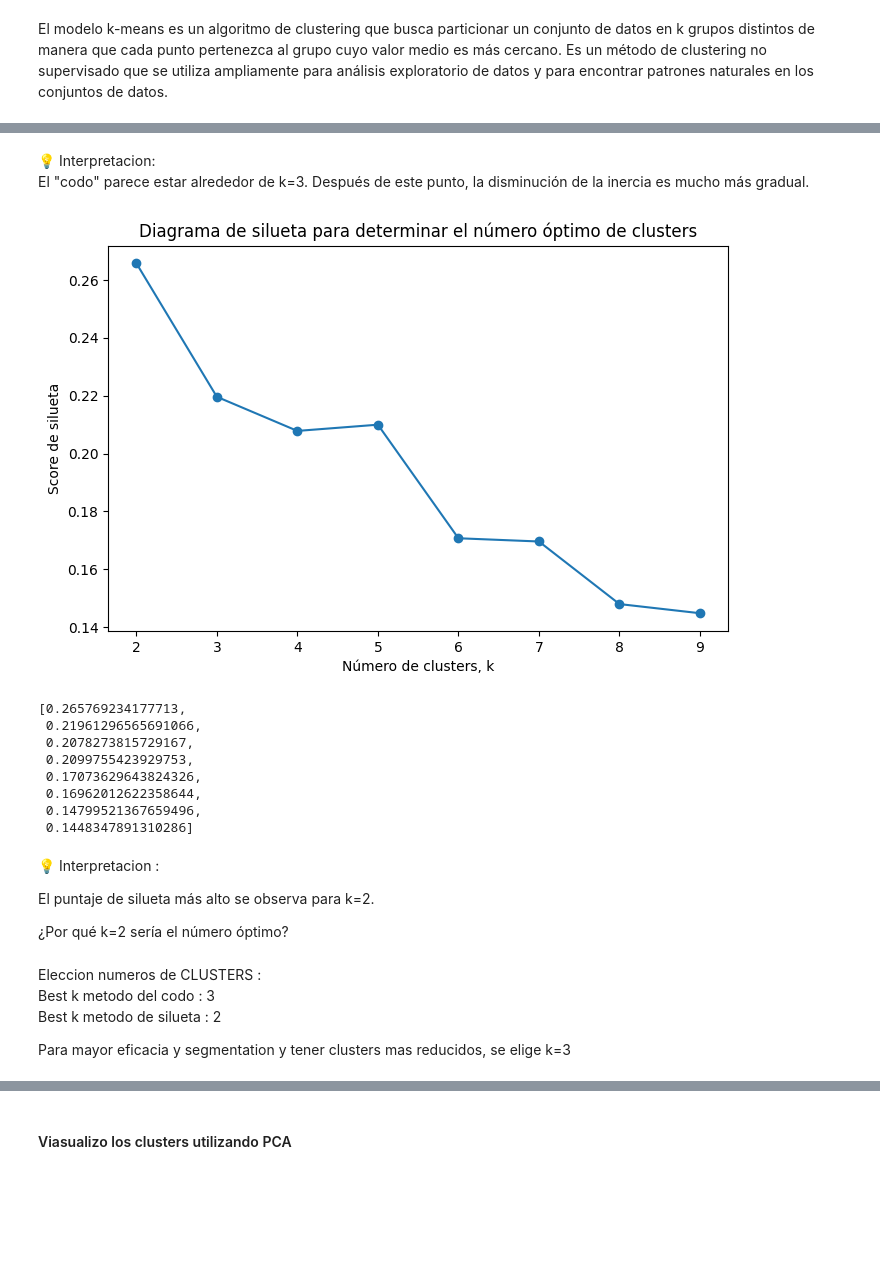
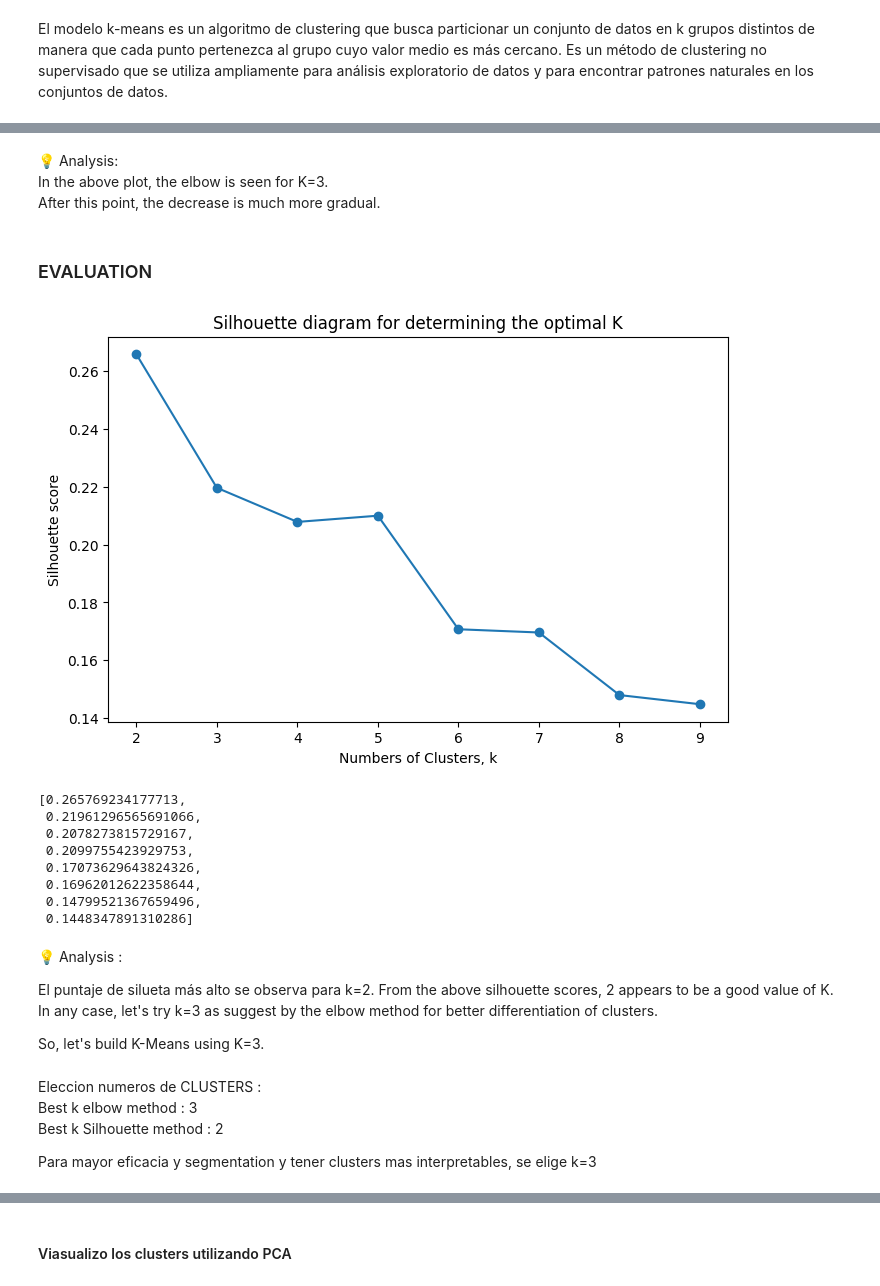
Before and after one commit to ChiaraTot/ML_Marketing-Campaign, a Jupyter notebook: src/results_notebook/Modelado.ipynb, the cells around one changed output, grey strips where cells are left out. Cells and saved outputs as stored; diff of their text form; code cells hidden in the pictures; blank space fills up the shorter version.

```diff
--- a/src/results_notebook/Modelado.ipynb
+++ b/src/results_notebook/Modelado.ipynb
@@ -288,7 +276,7 @@ Index(['Year_Birth', 'Education', 'Marital_Status', 'Income', 'Kidhome',
 modelo = model.copy()
 modelo.drop( ['Year_Birth', 'Education', 'Marital_Status',  'Kidhome', #'Income'
        'Teenhome', 'Dt_Customer', 'Age', 'Complain', 'Recency',
-       'MediaXcompra', 'Age_group',
+       'AmountPerPurchase', 'Age_group',
        'Income_group', 'TotalSons', 'Education_Level', 'Family_Status'], axis=1, inplace=True)
 # model.drop( ['Year_Birth', 'Education', 'Marital_Status', 'Income', 'Kidhome',
 #        'Teenhome', 'Dt_Customer', 'Recency',
@@ -443,29 +436,32 @@ plt.show()
-# %% [markdown]
-💡 Interpretacion:
-El "codo" parece estar alrededor de k=3. Después de este punto, la disminución de la inercia es mucho más gradual.
+# %% [markdown]
+💡 Analysis:
+In the above plot, the elbow is seen for K=3.
+After this point, the decrease is much more gradual.
+# %% [markdown]
+### EVALUATION
 # %%
-# Rango de valores de k para probar
+# Finding silhouette score for each value of K
 ks = range(2, 10)
 silhouette_scores = []
 
 for k in ks:
     kmeans = KMeans(n_clusters=k, random_state=42)
     kmeans.fit(X_pca)
     labels = kmeans.labels_
     silhouette_scores.append(silhouette_score(X_pca, labels))
 
-# Gráfico de los scores de silueta para diferentes valores de k
+# Plot of silhouette scores for different values of k
 plt.figure(figsize=(8, 5))
 plt.plot(ks, silhouette_scores, '-o')
-plt.xlabel('Número de clusters, k')
-plt.ylabel('Score de silueta')
+plt.xlabel('Numbers of Clusters, k')
+plt.ylabel('Silhouette score')
 plt.xticks(ks)
-plt.title('Diagrama de silueta para determinar el número óptimo de clusters')
+plt.title('Silhouette diagram for determining the optimal K')
 plt.show()
 
 silhouette_scores
 # %% [output]
-[figure, old version]
+[figure, new version]
 [0.265769234177713,
  0.21961296565691066,
  0.2078273815729167,
@@ -474,19 +470,20 @@ silhouette_scores
  0.16962012622358644,
  0.14799521367659496,
  0.1448347891310286]
-# %% [markdown]
-💡 Interpretacion :
-
-El puntaje de silueta más alto se observa para k=2.
-
-
-¿Por qué k=2 sería el número óptimo?
+# %% [markdown]
+💡 Analysis :
+
+El puntaje de silueta más alto se observa para k=2.
+From the above silhouette scores, 2 appears to be a good value of K.
+In any case, let's try k=3 as suggest by the elbow method for better differentiation of clusters.
+
+So, let's build K-Means using K=3.
 # %% [markdown]
 Eleccion numeros de CLUSTERS :
-Best k metodo del codo : 3
-Best k metodo de silueta : 2
+Best k elbow method : 3
+Best k Silhouette method : 2
 
-Para mayor eficacia y segmentation y tener clusters mas reducidos, se elige k=3
+Para mayor eficacia y segmentation y tener clusters mas interpretables, se elige k=3
 # %%
 from sklearn.metrics import silhouette_samples
 
```
Also changed, not shown: parts of 63 cells of this notebook, 2 other files.
